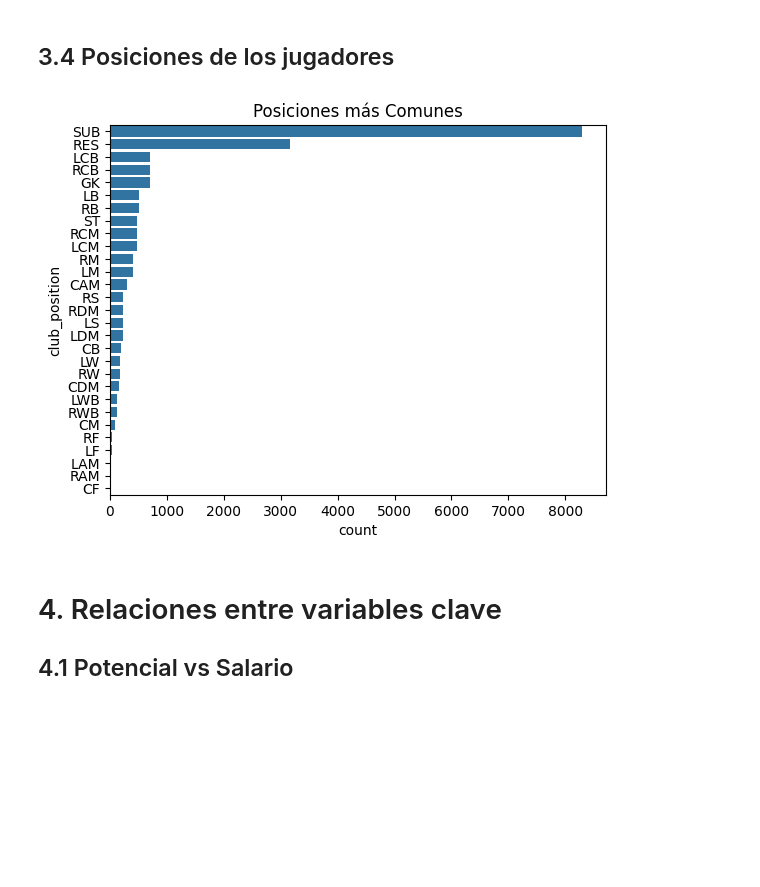
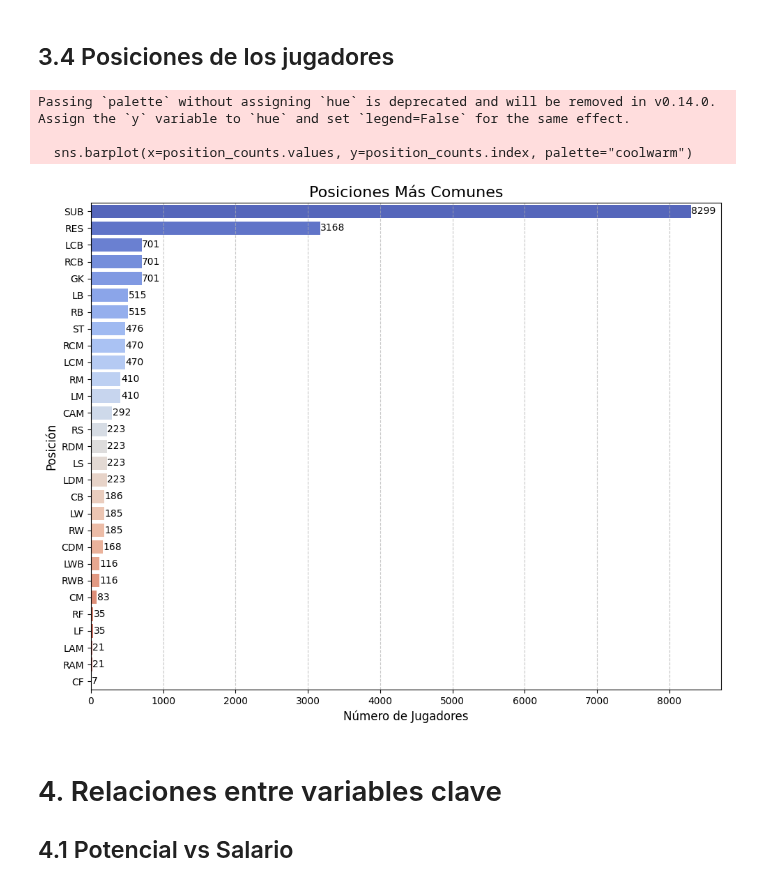
Before and after one commit to julihocc/202511-tec-3d, a Jupyter notebook: fifa22-eda.ipynb, the cells around one changed output. Saved outputs shown, nothing was run; the diff lists cells and outputs as text; code cells hidden in the pictures; blank space fills up the shorter version.

Commit message:
Improve most common position barchart

```diff
--- a/fifa22-eda.ipynb
+++ b/fifa22-eda.ipynb
@@ -253,15 +253,30 @@ Passing `palette` without assigning `hue` is deprecated and will be removed in v
 # %% [markdown]
 ## 3.4 Posiciones de los jugadores
 # %%
-sns.countplot(
-    y="club_position", data=df, order=df["club_position"].value_counts().index
-)
+# Calculate the counts for each position
+position_counts = df["club_position"].value_counts()
 
-plt.title("Posiciones más Comunes")
+# Create the plot
+plt.figure(figsize=(10, 8))
+sns.barplot(x=position_counts.values, y=position_counts.index, palette="coolwarm")
 
+# Add labels, title, and grid
+plt.title("Posiciones Más Comunes", fontsize=16)
+plt.xlabel("Número de Jugadores", fontsize=12)
+plt.ylabel("Posición", fontsize=12)
+plt.grid(axis="x", linestyle="--", alpha=0.7)
+
+# Annotate the bars with values
+for index, value in enumerate(position_counts.values):
+    plt.text(value + 5, index, str(value), va="center", fontsize=10)
+
+plt.tight_layout()
 plt.show()
 # %% [output]
+Passing `palette` without assigning `hue` is deprecated and will be removed in v0.14.0. Assign the `y` variable to `hue` and set `legend=False` for the same effect.
+
+  sns.barplot(x=position_counts.values, y=position_counts.index, palette="coolwarm")
-[figure, old version]
+[figure, new version]
 # %% [markdown]
 # 4. Relaciones entre variables clave
 
```
